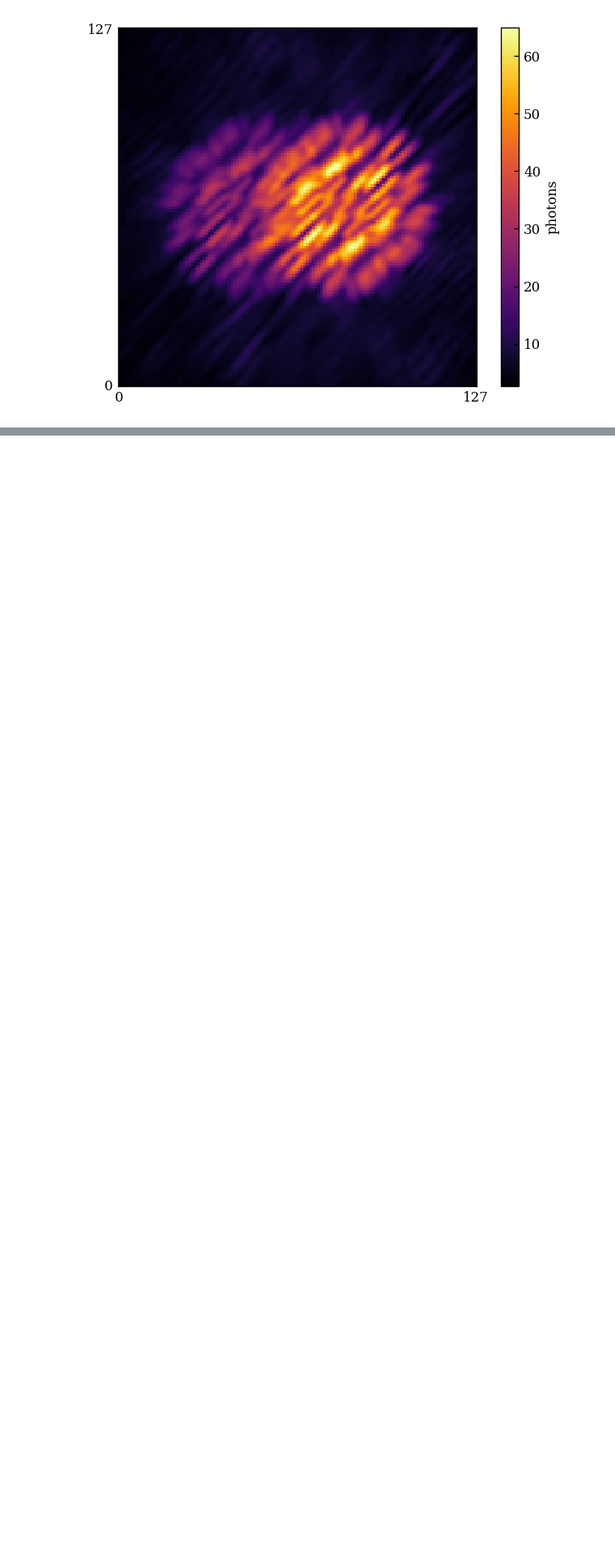
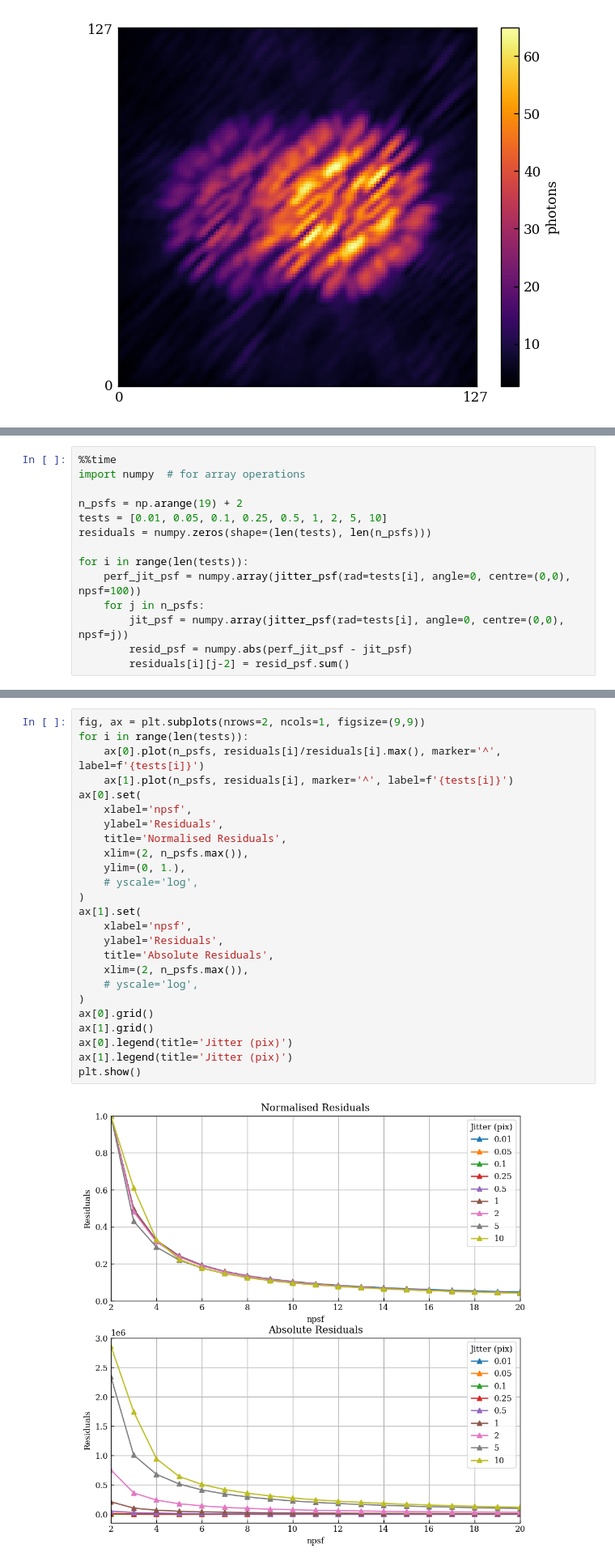
Before and after one commit to maxecharles/toliman-phd, a Jupyter notebook: notebooks/jitter.ipynb, the cells around one changed output, grey strips where cells are left out. Shown: that part at 81% size. Drawn from its saved outputs; the diff is of its cells as text; blank space fills up the shorter version.

```diff
--- a/notebooks/jitter.ipynb
+++ b/notebooks/jitter.ipynb
@@ -156,0 +182,14 @@ This is a good proof of concept. This amount of jitter is huge and unrealistic,
+# %%
+%%time
+import numpy  # for array operations
+
+n_psfs = np.arange(19) + 2
+tests = [0.01, 0.05, 0.1, 0.25, 0.5, 1, 2, 5, 10]
+residuals = numpy.zeros(shape=(len(tests), len(n_psfs)))
+
+for i in range(len(tests)):
+    perf_jit_psf = numpy.array(jitter_psf(rad=tests[i], angle=0, centre=(0,0), npsf=100))
+    for j in n_psfs:
+        jit_psf = numpy.array(jitter_psf(rad=tests[i], angle=0, centre=(0,0), npsf=j))
+        resid_psf = numpy.abs(perf_jit_psf - jit_psf)
+        residuals[i][j-2] = resid_psf.sum()
@@ -156,0 +199,27 @@ This is a good proof of concept. This amount of jitter is huge and unrealistic,
+# %%
+fig, ax = plt.subplots(nrows=2, ncols=1, figsize=(9,9))
+for i in range(len(tests)):
+    ax[0].plot(n_psfs, residuals[i]/residuals[i].max(), marker='^', label=f'{tests[i]}')
+    ax[1].plot(n_psfs, residuals[i], marker='^', label=f'{tests[i]}')
+ax[0].set(
+    xlabel='npsf',
+    ylabel='Residuals',
+    title='Normalised Residuals',
+    xlim=(2, n_psfs.max()),
+    ylim=(0, 1.),
+    # yscale='log',
+)
+ax[1].set(
+    xlabel='npsf',
+    ylabel='Residuals',
+    title='Absolute Residuals',
+    xlim=(2, n_psfs.max()),
+    # yscale='log',
+)
+ax[0].grid()
+ax[1].grid()
+ax[0].legend(title='Jitter (pix)')
+ax[1].legend(title='Jitter (pix)')
+plt.show()
+# %% [output]
+[figure, added]
```
Also changed, not shown: parts of 5 cells of this notebook.
